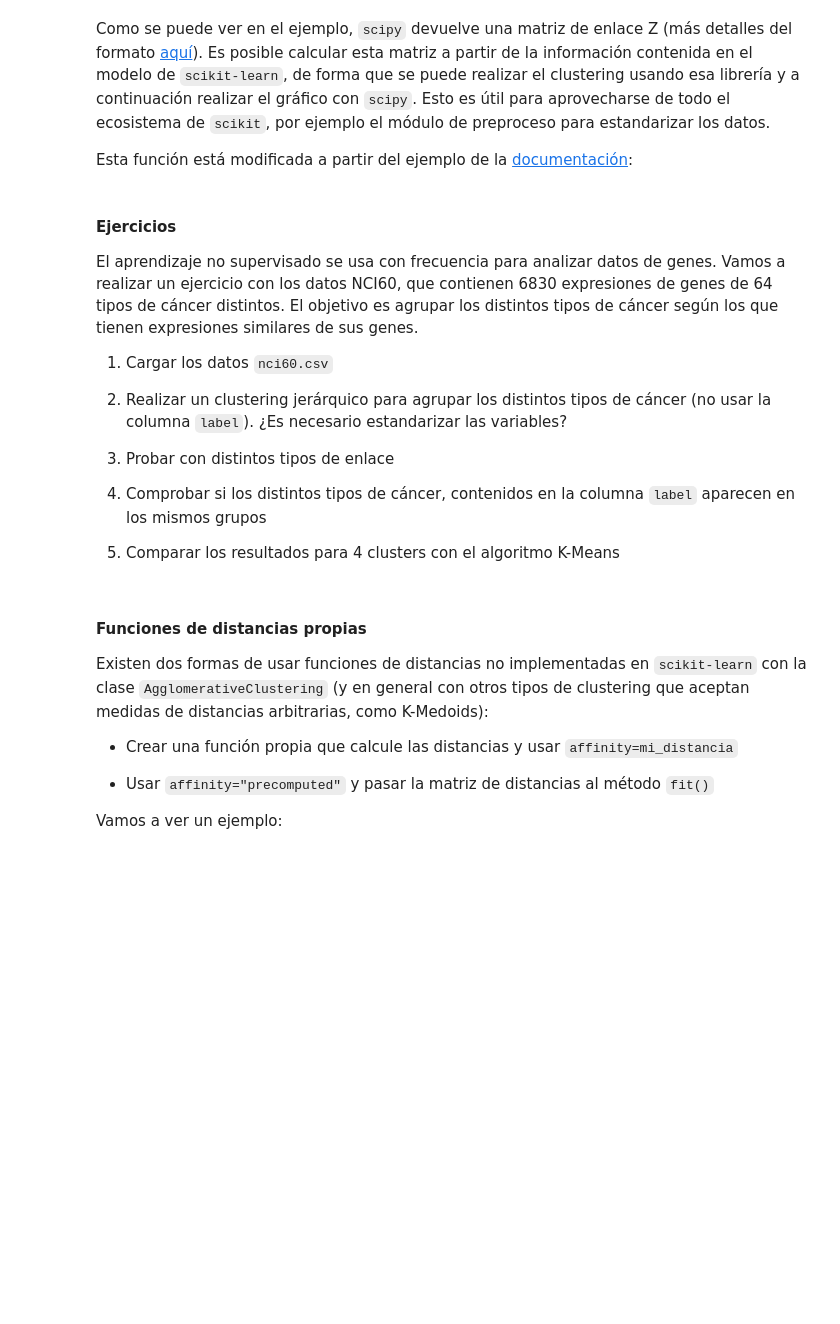
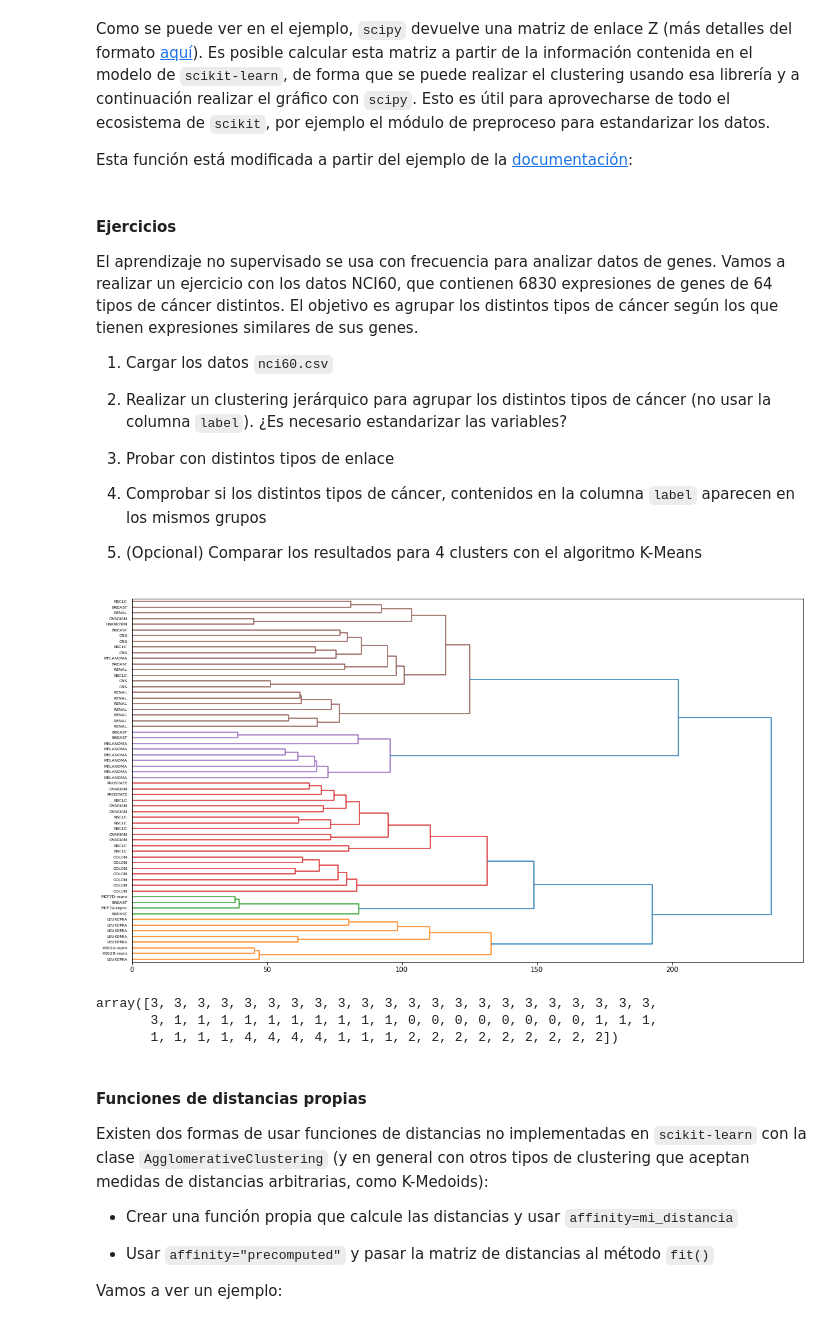
Before and after one commit to albertotb/curso-cluster, a Jupyter notebook: notebooks/04-clustering.ipynb, the cells around one changed output. Drawn from its saved outputs; the diff is of its cells as text; code cells hidden in the pictures; blank space fills up the shorter version.

```diff
--- a/notebooks/04-clustering.ipynb
+++ b/notebooks/04-clustering.ipynb
@@ -260,7 +260,37 @@ El aprendizaje no supervisado se usa con frecuencia para analizar datos de genes
 
 4. Comprobar si los distintos tipos de cáncer, contenidos en la columna `label` aparecen en los mismos grupos
 
-4. Comparar los resultados para 4 clusters con el algoritmo K-Means
+4. (Opcional) Comparar los resultados para 4 clusters con el algoritmo K-Means
+# %%
+import pandas as pd
+from sklearn.cluster import AgglomerativeClustering
+from scipy.cluster.hierarchy import dendrogram
+
+cancer = pd.read_csv("../data/nci60.csv")
+
+labels = cancer["label"]
+cancer = cancer.drop(columns="label")
+
+ac = AgglomerativeClustering(
+    n_clusters=5,
+    compute_distances=True,
+    linkage="ward",
+    affinity="euclidean"
+)
+
+ac.fit(cancer)
+lm = linkage_matrix(ac)
+
+fig = plt.figure(figsize=(18, 10))
+a = dendrogram(lm, labels=labels.tolist(), orientation="right", color_threshold=140)
+# %% [output]
+[figure, added]
+# %%
+ac.labels_
+# %% [output]
+array([3, 3, 3, 3, 3, 3, 3, 3, 3, 3, 3, 3, 3, 3, 3, 3, 3, 3, 3, 3, 3, 3,
+       3, 1, 1, 1, 1, 1, 1, 1, 1, 1, 1, 0, 0, 0, 0, 0, 0, 0, 0, 1, 1, 1,
+       1, 1, 1, 1, 4, 4, 4, 4, 1, 1, 1, 2, 2, 2, 2, 2, 2, 2, 2, 2])
 # %% [markdown]
 #### Funciones de distancias propias
 
```
Also changed, not shown: parts of 2 cells of this notebook, 3 other files.
